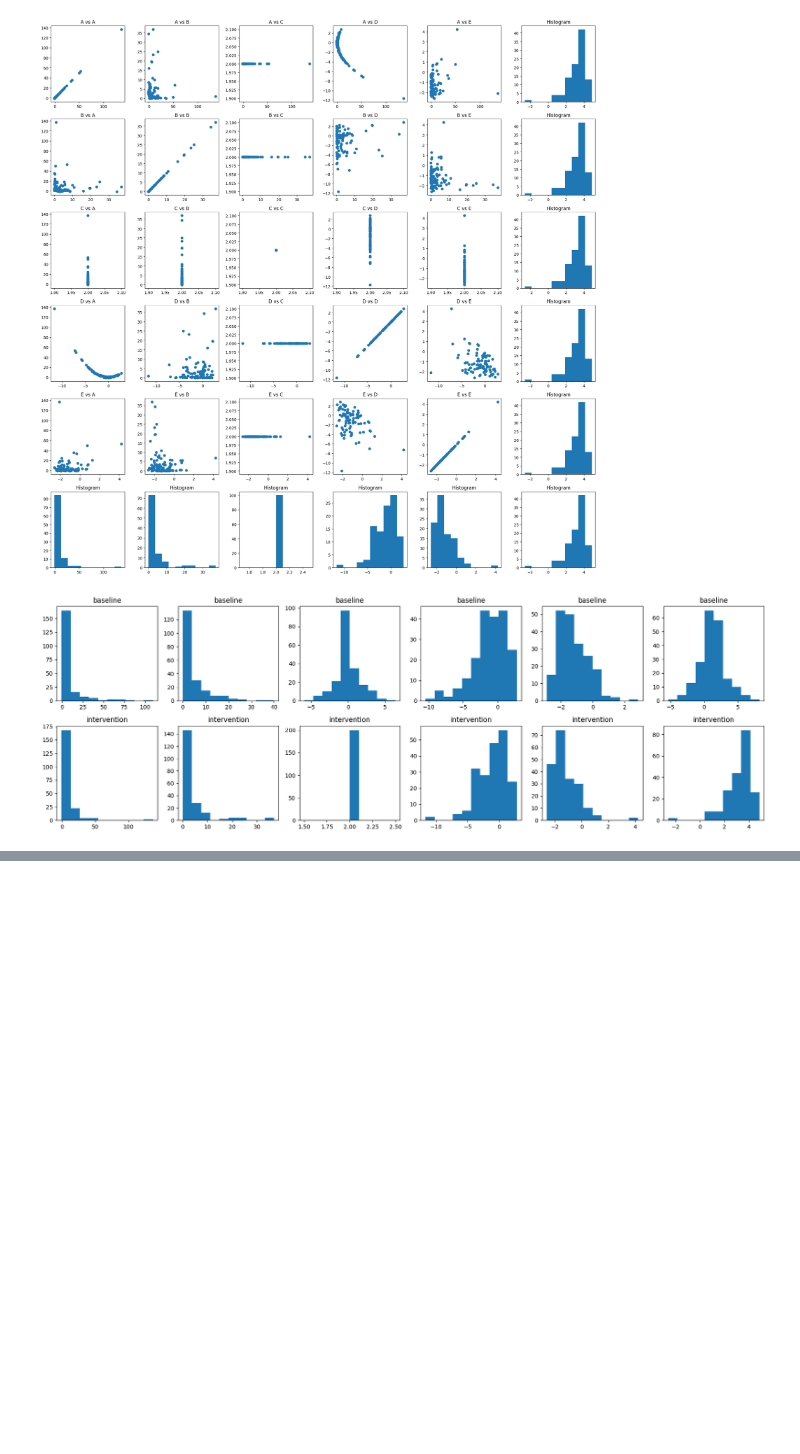
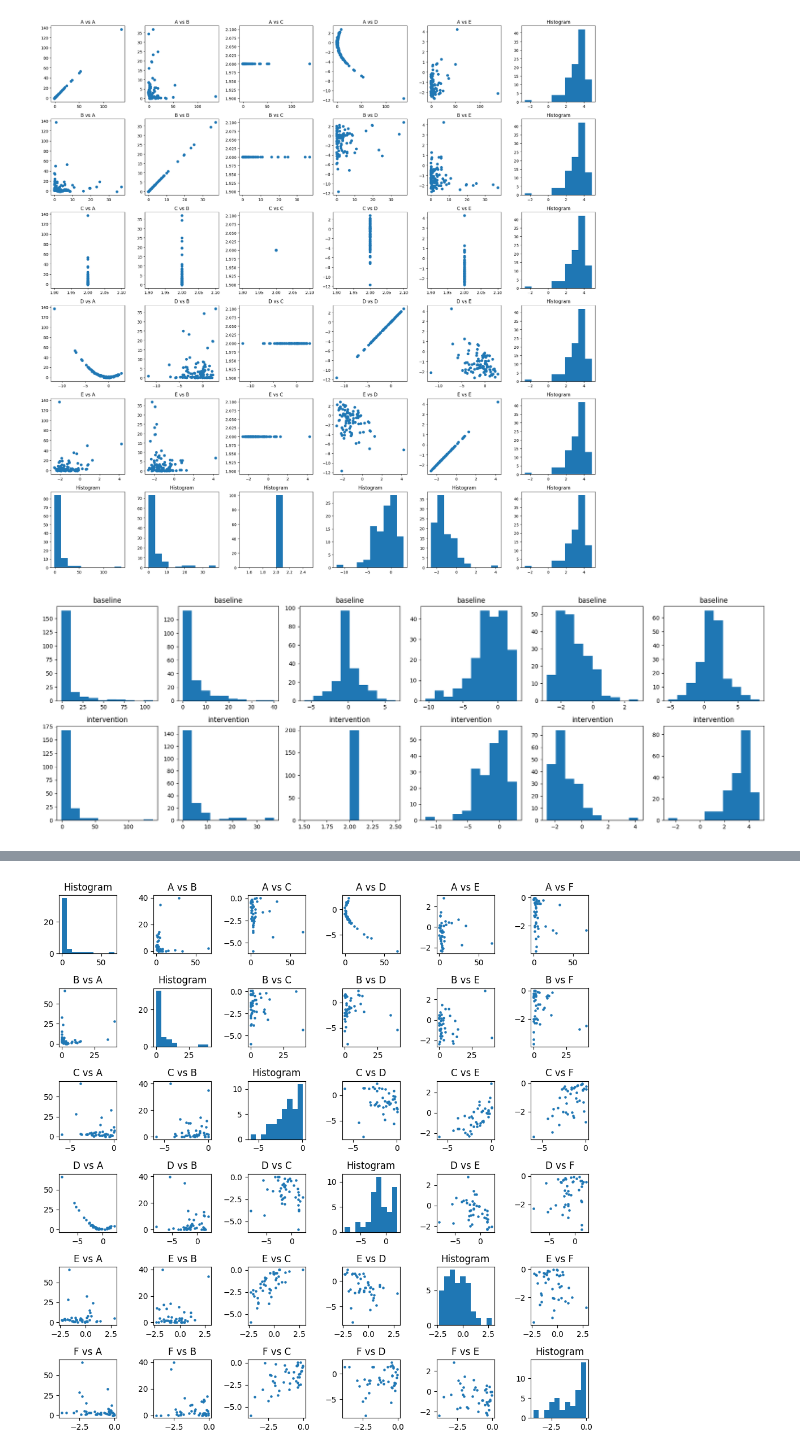
Before and after one commit to katinka314/AL_graph_project, a Jupyter notebook: scatterplots.ipynb, the cells around one changed output, grey strips where cells are left out. Drawn from its saved outputs; the diff is of its cells as text; code cells hidden in the pictures; blank space fills up the shorter version.

```diff
--- a/scatterplots.ipynb
+++ b/scatterplots.ipynb
@@ -50,0 +64,5 @@ plot_pairwise_hist(basedata, intC2_data)
+# %%
+cond_base = condition_on_interval(basedata, 5, -5, 0)
+plot_grid(cond_base, n=6)
+# %% [output]
+[figure, added]
```
Also changed, not shown: parts of 3 cells of this notebook.
